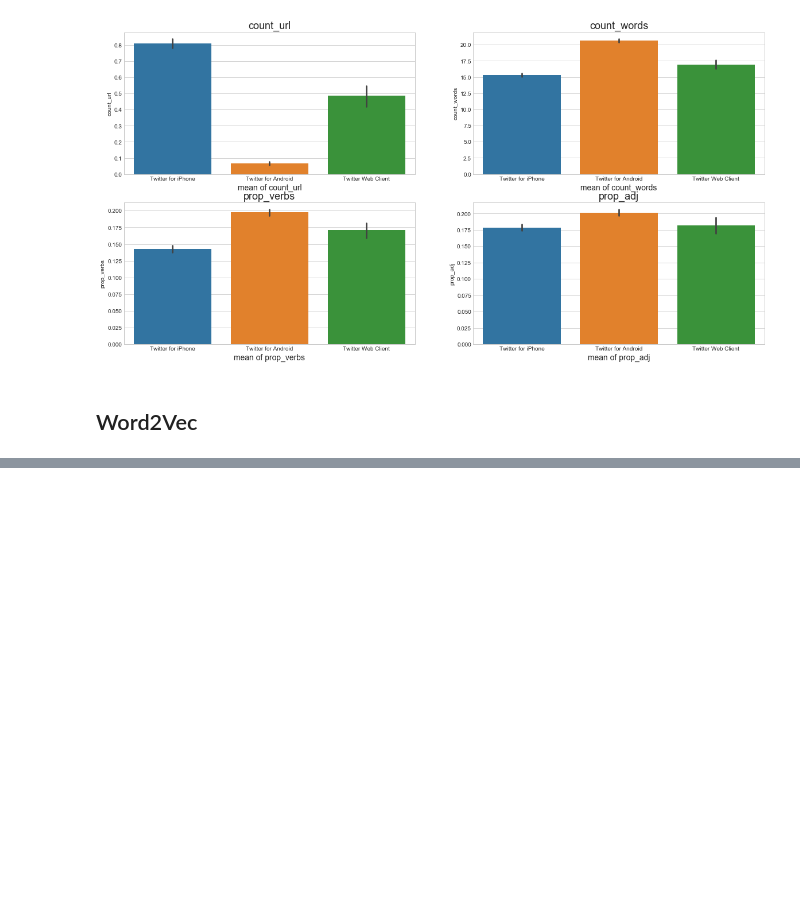
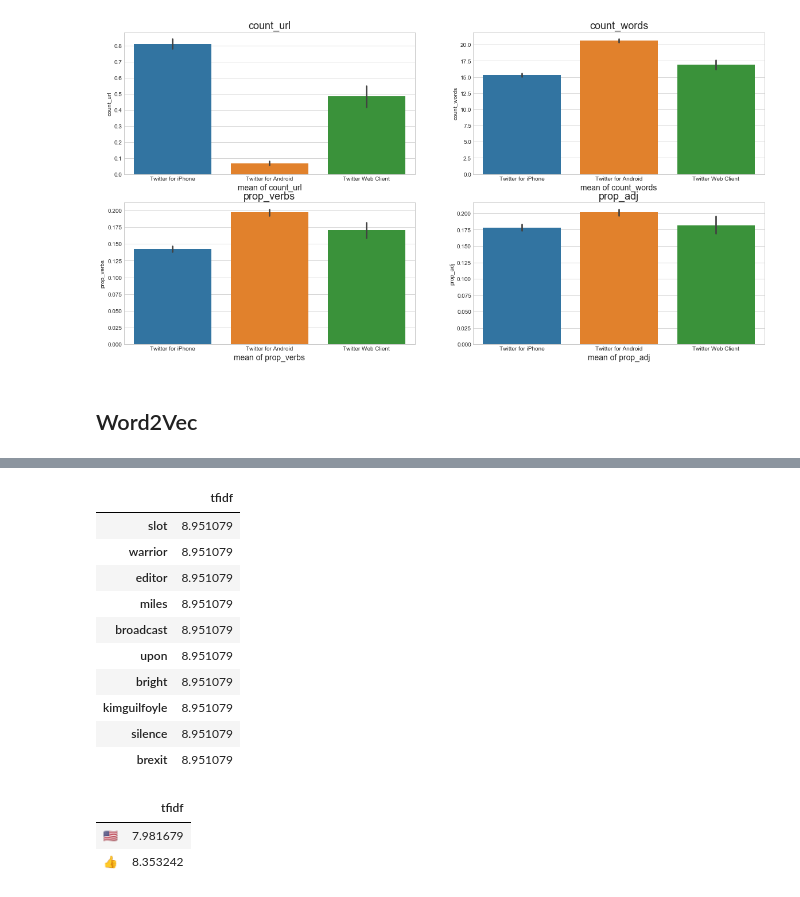
Before and after one commit to atulkumarin/project, a Jupyter notebook: analysis/project-report.ipynb, the cells around one changed output, grey strips where cells are left out. Drawn from its saved outputs; the diff is of its cells as text; code cells hidden in the pictures; blank space fills up the shorter version.

```diff
--- a/analysis/project-report.ipynb
+++ b/analysis/project-report.ipynb
@@ -226,0 +314,20 @@ contexts
+# %%
+tfidf.sort_values(by=['tfidf'], ascending=False).head(10)
+# %% [output]
+|  | tfidf |
+| slot | 8.951079 |
+| warrior | 8.951079 |
+| editor | 8.951079 |
+| miles | 8.951079 |
+| broadcast | 8.951079 |
+| upon | 8.951079 |
+| bright | 8.951079 |
+| kimguilfoyle | 8.951079 |
+| silence | 8.951079 |
+| brexit | 8.951079 |
+# %%
+tfidf.iloc[-2:]
+# %% [output]
+|  | tfidf |
+| 🇺🇸 | 7.981679 |
+| 👍 | 8.353242 |
```
Also changed, not shown: parts of 12 cells of this notebook.
